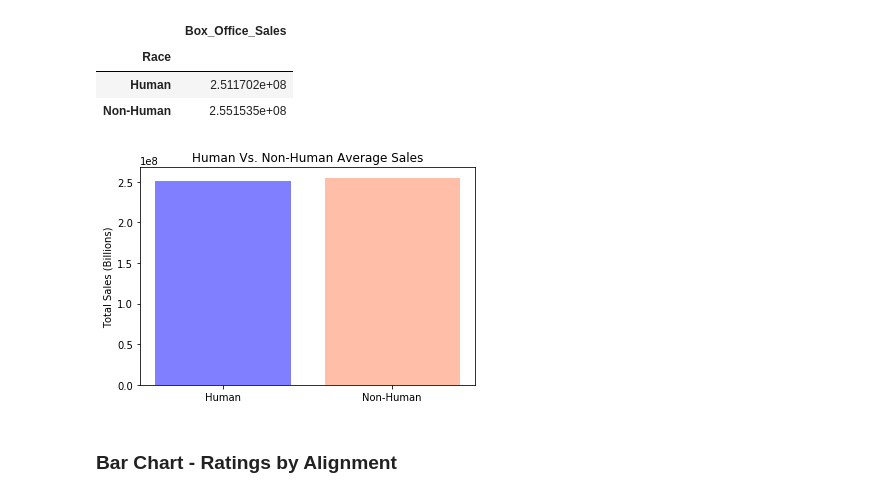
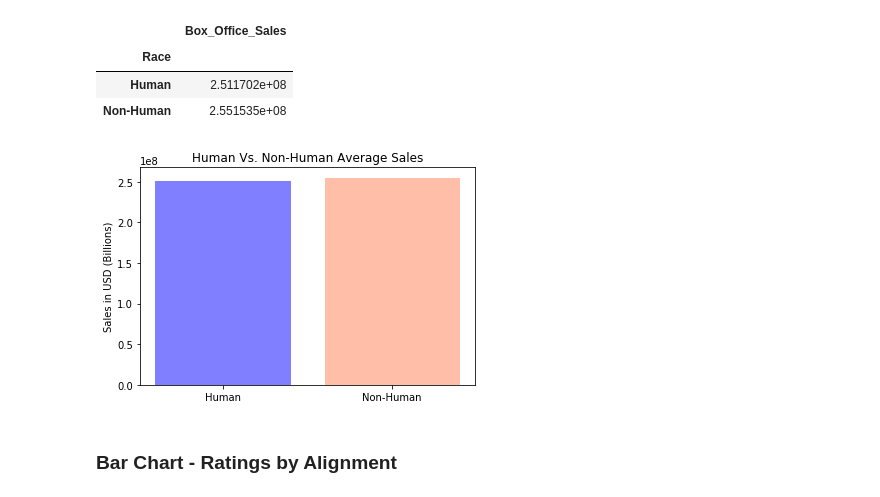
Before and after one commit to RyanSchraeder/Team-Aurora-Marvels, a Jupyter notebook: Notebooks/Alignment & Race Plotting.ipynb, the cells around one changed output. Drawn from its saved outputs; the diff is of its cells as text; code cells hidden in the pictures.

```diff
--- a/Notebooks/Alignment & Race Plotting.ipynb
+++ b/Notebooks/Alignment & Race Plotting.ipynb
@@ -143,19 +143,19 @@ superhero_sales_df_race
 # %%
 #If possible, create a legend and additional assortment to indicated publisher correlation
 
 x_axis = np.arange(len(superhero_sales_df_race))
 color = ['b', 'coral']
 plt.xticks(x_axis, superhero_sales_df_race.index, rotation=0)
 plt.bar(x_axis, superhero_sales_df_race['Box_Office_Sales'], color=color, alpha=.5, align="center")
 
 #Labels and Title
 
-plt.ylabel("Total Sales (Billions)")
+plt.ylabel("Sales in USD (Billions)")
 plt.title("Human Vs. Non-Human Average Sales")
 plt.savefig('../Images/Alignment & Race Plots/Human Vs. Non-Human Average Sales.png')
 plt.show()
 # %% [output]
-[figure, old version]
+[figure, new version]
 # %% [markdown]
 ### Bar Chart - Ratings by Alignment
 # %%
```
Also changed, not shown: parts of 2 cells of this notebook, 3 other files.
